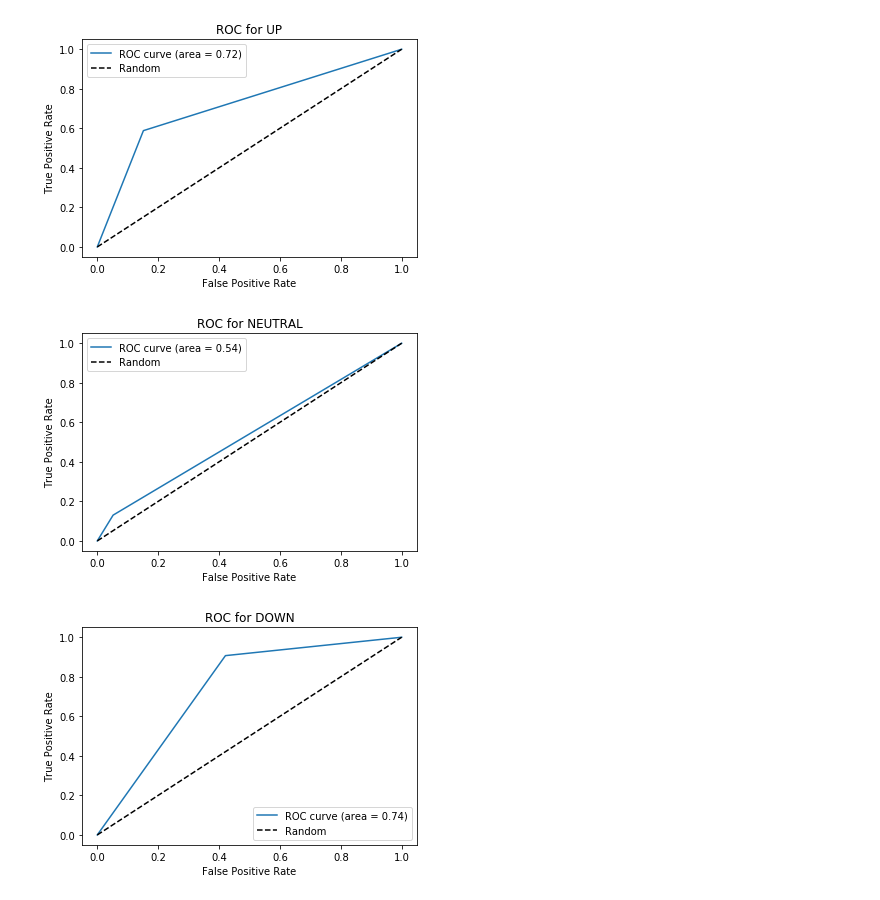
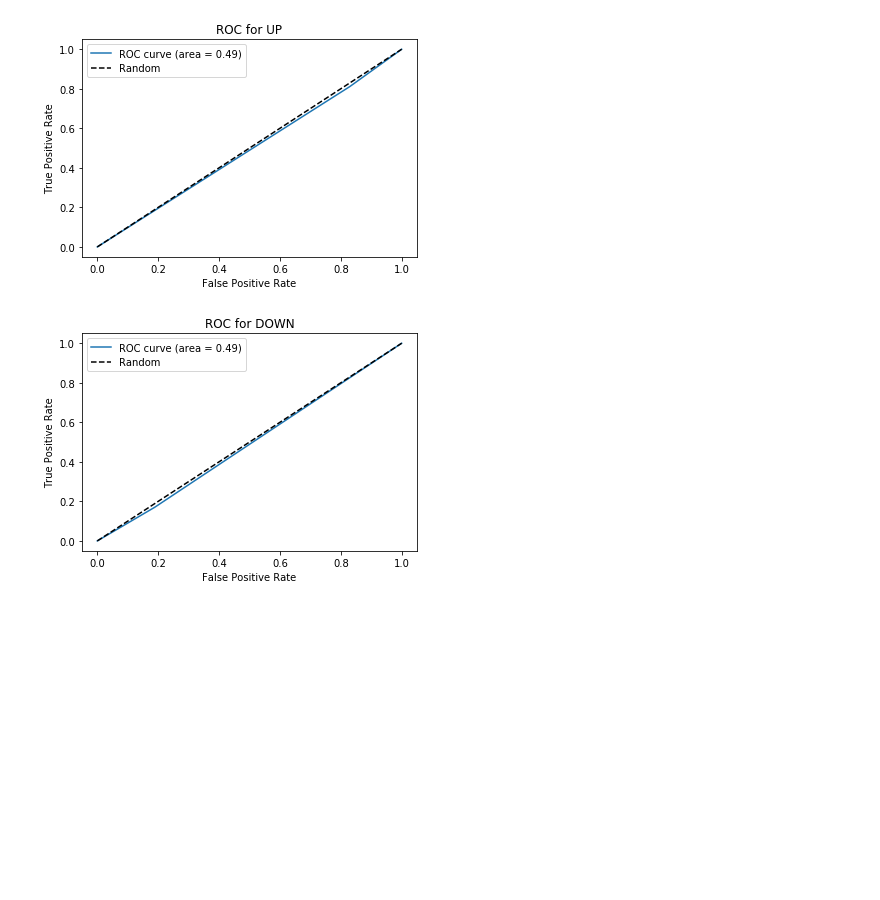
Before and after one commit to danmao124/financial_model, a Jupyter notebook: main.ipynb, the cells around one changed output. Saved outputs shown, nothing was run; the diff lists cells and outputs as text; code cells hidden in the pictures; blank space fills up the shorter version.

Commit message:
updates df to include past features, limits to 2 classes predictions, sets the prediction to tomorrows trend

```diff
--- a/main.ipynb
+++ b/main.ipynb
@@ -14,8 +14,10 @@ import datetime
 # we mark it as 'UP'. If the stock is down 5% or more after 30 days, we mark it as 'DOWN'. If the stock
 # is neither up nor down 5%, then we mark it as 'NEUTRAL'
 
-MINIMUM_GAIN = .05 #minimal gain to be considered up or down for classification
-LOOK_AHEAD_DAYS = 30 #number of days into the future we are trying to predict
+# MINIMUM_GAIN = .05 #minimal gain to be considered up or down for classification, UNUSED NOW
+
+LOOK_BACK_DAYS = 30 #number of days into the past we would like to take into account
+LOOK_AHEAD_DAYS = 1 #number of days into the future we are trying to predict
 
 class Utilities:
 
@@ -56,27 +109,25 @@ btc_df = btc_df.loc[~btc_df.index.duplicated(keep='first')] #delete all duplicat
 #Populate the classification column MonthTrend
 for index, row in btc_df.iterrows():
     current_date = index.to_pydatetime()
+
     if (end_date - current_date).days > LOOK_AHEAD_DAYS:
         look_ahead_date = current_date + timedelta(days=LOOK_AHEAD_DAYS)
 
         while True: #we need to keep adding days to the look_ahead_date because there is no index for that day
             if look_ahead_date in btc_df.index:
                 break
-            print(look_ahead_date)
             look_ahead_date = look_ahead_date + timedelta(days=1)
 
         #Here we check if the open price in the future is higher than today's open price.
-        if btc_df.loc[pd.Timestamp(look_ahead_date)]['Open'] >= btc_df.loc[index]['Open'] * (1 + MINIMUM_GAIN):
+        if btc_df.loc[pd.Timestamp(look_ahead_date)]['Open'] > btc_df.loc[index]['Open']:
             btc_df.at[pd.Timestamp(look_ahead_date), 'MonthTrend'] = 'UP'
-        elif btc_df.loc[pd.Timestamp(look_ahead_date)]['Open'] <= btc_df.loc[index]['Open'] * (1 - MINIMUM_GAIN):
+        else:
             btc_df.at[pd.Timestamp(look_ahead_date), 'MonthTrend'] = 'DOWN'
-        else:
-            btc_df.at[pd.Timestamp(look_ahead_date), 'MonthTrend'] = 'NEUTRAL'
 
 #Now delete all columns that have a MonthTrend value of N/A
 btc_df = btc_df[btc_df.MonthTrend != 'N/A']
 
 #Data is now fully processed and ready to be trained on the machine learning model
-#There are 3 values for MonthTrend: UP, DOWN, NEUTRAL
+#There are 3 values for MonthTrend: UP, DOWN
 btc_df
 # %% [output]
@@ -115,0 +148,15 @@ btc.head(10)
+# %%
+def generateFeatures(features):
+    complete_features = []
+    for feature in features:
+        complete_features.append(feature)
+        for i in range(LOOK_BACK_DAYS):
+            complete_features.append(feature + "_Past_" + str(i + 1))
+    return complete_features
+
+features = generateFeatures(['Close','Open'])
+features.append('MonthTrend')
+
+# selecting the important feature open close
+btc = btc_df[features]
+btc.head(10)
@@ -185,30 +241,29 @@ weighted avg       0.59      0.62      0.57       100
 # %%
  # Plot the ROC curve
 
 def plot_roc(Y_test,Y_pred):
     fpr = dict()
     tpr = dict()
     roc_auc = dict()
-    n_classes= 3
+    n_classes= 2
     Y_test_dummies = pd.get_dummies(Y_test, drop_first=False).values
     Y_pred_dummies = pd.get_dummies(Y_pred,drop_first=False).values
     for i in range(n_classes):
         fpr[i], tpr[i], _ = roc_curve(Y_test_dummies[:, i],Y_pred_dummies[:, i])
         roc_auc[i] = auc(fpr[i], tpr[i])
-    title = ["ROC for UP","ROC for NEUTRAL","ROC for DOWN"]
+    title = ["ROC for UP", "ROC for DOWN"]
     for i in range(n_classes):
         plt.plot(fpr[i], tpr[i], label='ROC curve (area = %0.2f)' % roc_auc[i])
         plt.plot([0, 1], [0, 1], 'k--', label="Random")
         plt.xlabel('False Positive Rate')
         plt.ylabel('True Positive Rate')
         plt.title(title[i])
         plt.legend(loc="best")
         plt.show()
 plot_roc(Y_test,prediction)
 # %% [output]
-[figure, old version]
+[figure, new version]
-[figure, old version]
+[figure, new version]
-[figure, removed]
 # %%
 # random forest
 from sklearn.ensemble import RandomForestClassifier
```
Also changed, not shown: parts of 16 cells of this notebook.
